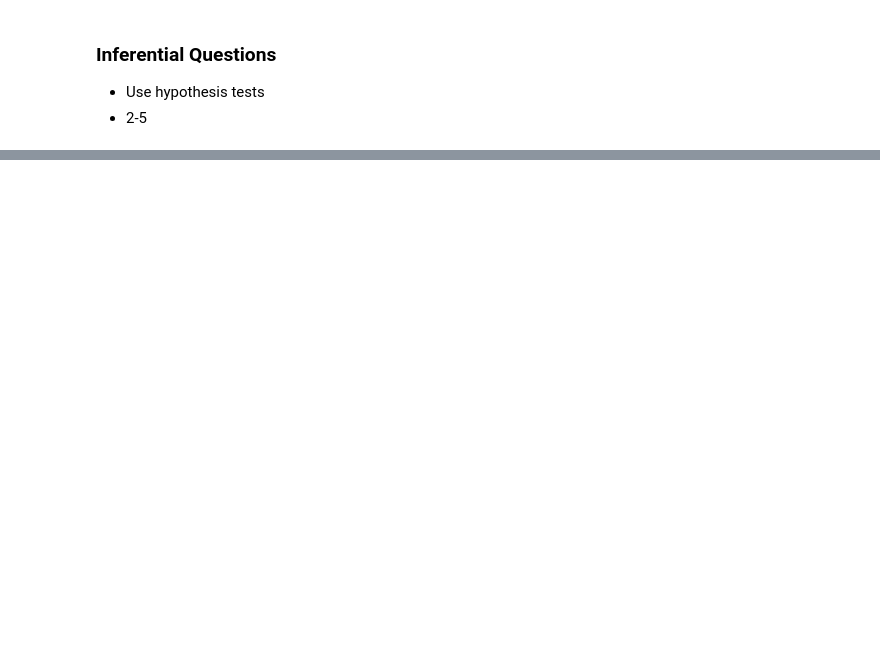
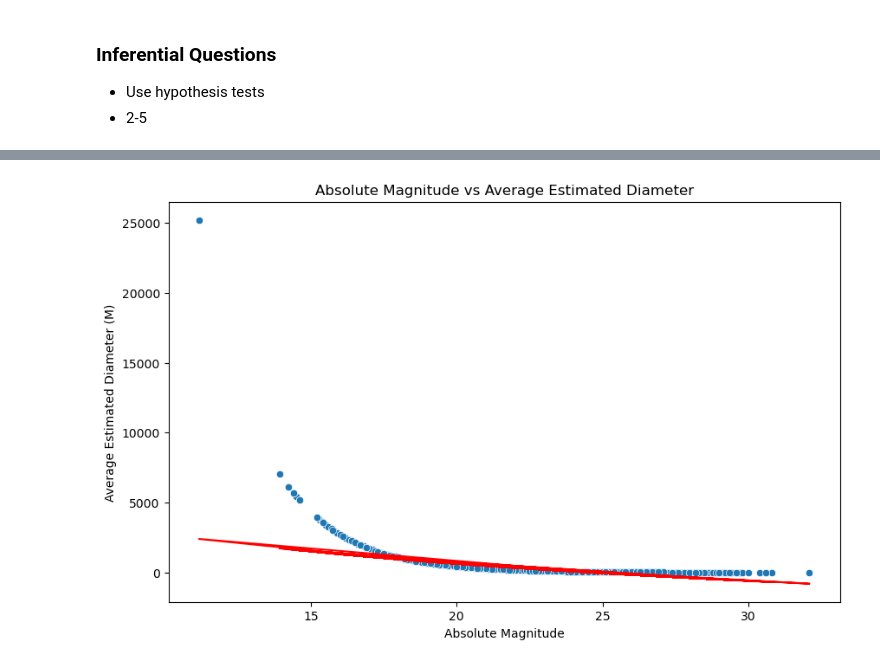
Before and after one commit to anbitasiregar/nasa-asteroid-analysis, a Jupyter notebook: data_analysis.ipynb, the cells around one changed output, grey strips where cells are left out. Cells and saved outputs as stored; diff of their text form; code cells hidden in the pictures; blank space fills up the shorter version.

Commit message:
finishing data analysis

```diff
--- a/data_analysis.ipynb
+++ b/data_analysis.ipynb
@@ -93,9 +149,8 @@ dtype: int64
 # %%
-# Wow, no null values!
 # Let's do some feature engineering:
 # create Est Dia in KM(avg) from the min and max
 
-nasa_df["Est Dia in KM(avg)"] = (nasa_df["Est Dia in KM(min)"] + nasa_df["Est Dia in KM(max)"]) / 2
+nasa_df["Est Dia in M(avg)"] = (nasa_df["Est Dia in M(min)"] + nasa_df["Est Dia in M(max)"]) / 2
 nasa_df.head()
 # %% [output]
 |  | Neo Reference ID | Name | Absolute Magnitude | Est Dia in KM(min) | Est Dia in KM(max) | ... |
@@ -177,0 +294,26 @@ analysis_df.head()
+# %%
+# Plot the data using seaborn
+plt.figure(figsize=(10, 6))
+sns.scatterplot(data=analysis_df, x="Absolute Magnitude", y="Est Dia in M(avg)", palette='deep')
+
+# Add a regression line
+# Fit a logarithmic regression (y = a * log(x) + b)
+x = analysis_df["Absolute Magnitude"]
+y = analysis_df["Est Dia in M(avg)"]
+
+# Logarithmic regression: y = a * log(x) + b
+log_x = np.log(x)  # Log-transform the x-values
+slope, intercept, _, _, _ = linregress(log_x, y)  # Perform linear regression on log(x)
+
+# Create the logarithmic regression line
+y_pred = slope * log_x + intercept
+
+# Plot the logarithmic regression line
+plt.plot(x, y_pred, color='red', label='Logarithmic Regression')
+
+plt.title("Absolute Magnitude vs Average Estimated Diameter")
+plt.xlabel("Absolute Magnitude")
+plt.ylabel("Average Estimated Diameter (M)")
+plt.show()
+# %% [output]
+[figure, added]
```
Also changed, not shown: parts of 57 cells of this notebook, 1 other file.
